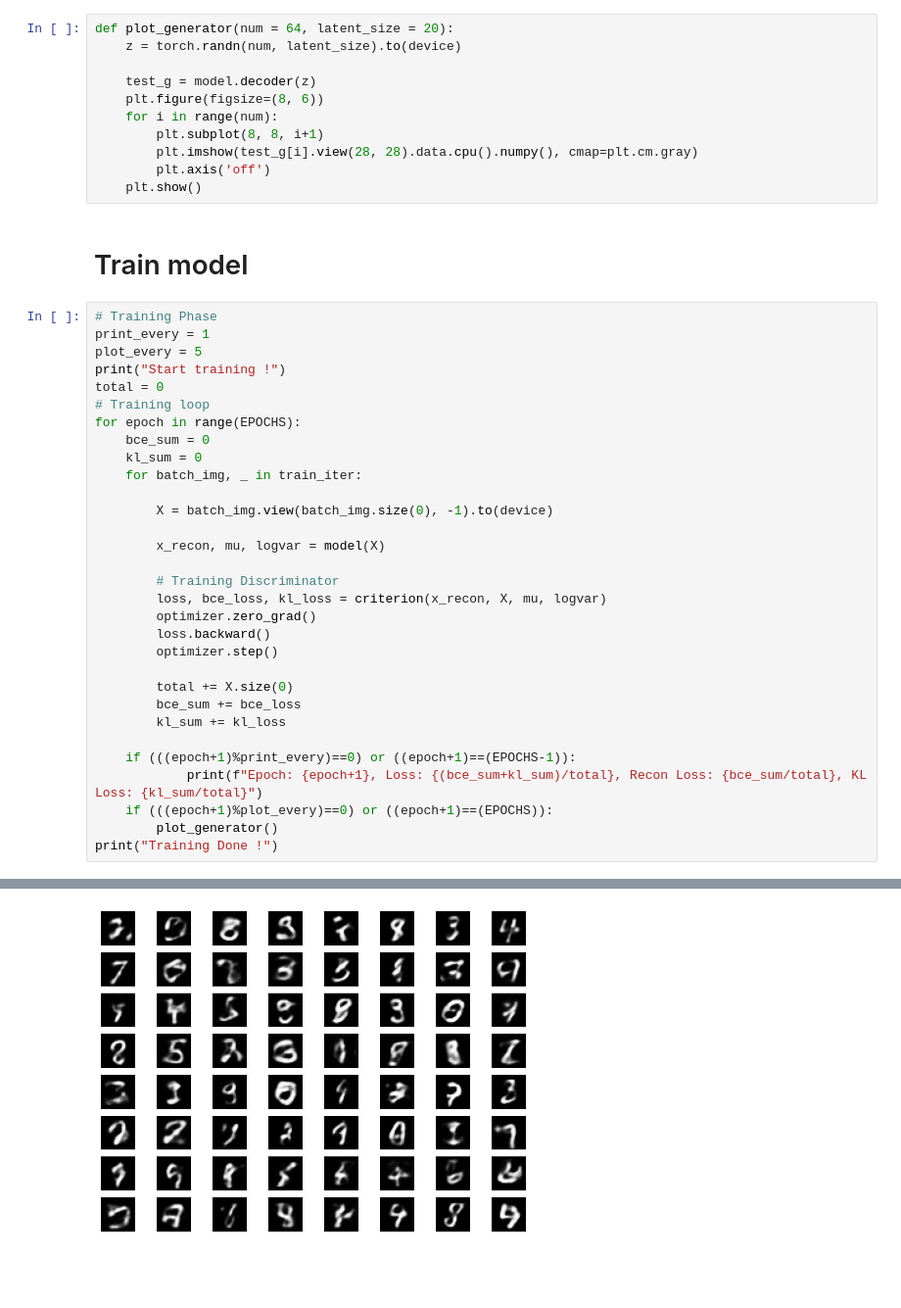
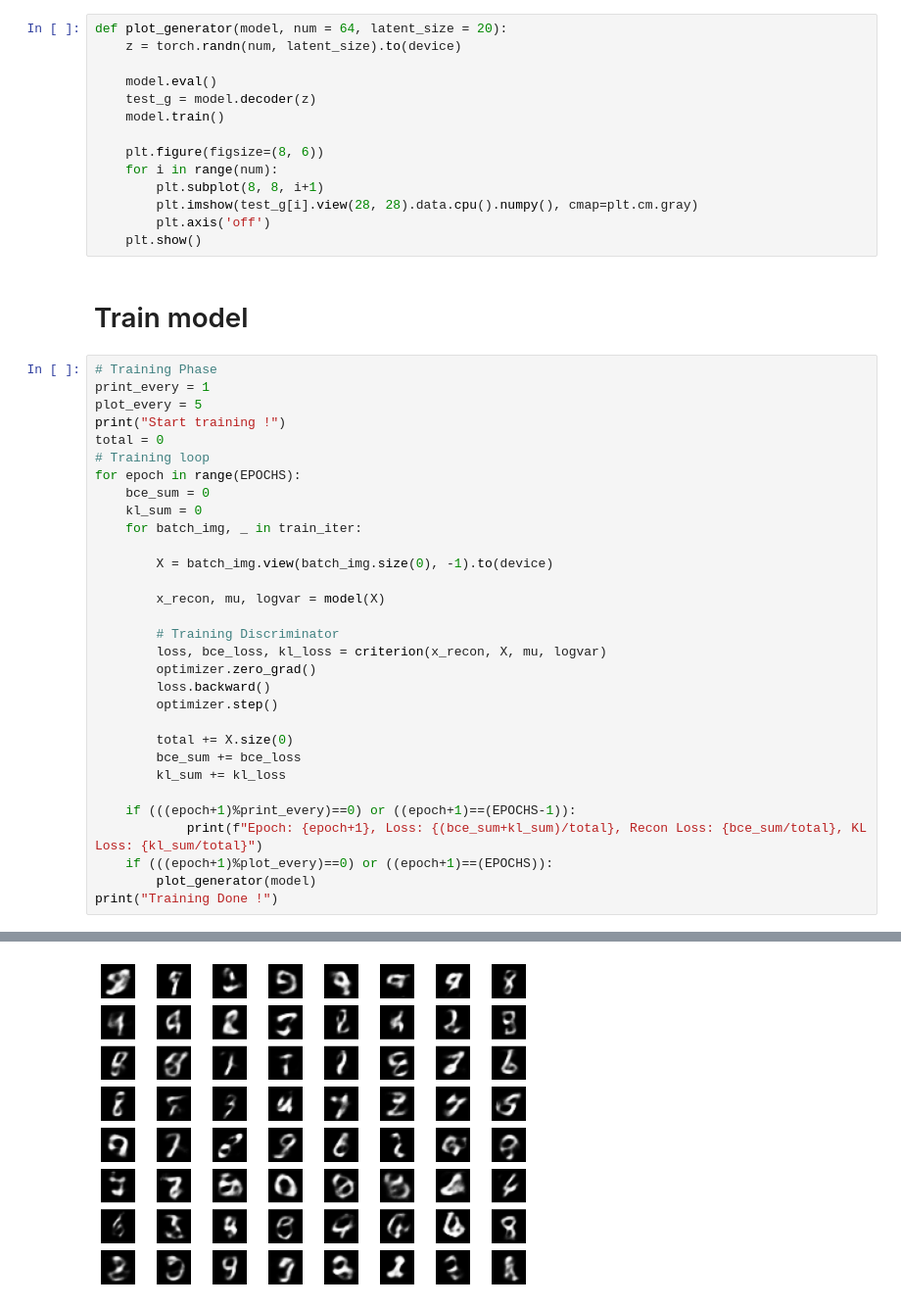
Before and after one commit to jjerry-k/tc_practice, a Jupyter notebook: 09_VAE.ipynb, the cells around one changed output, grey strips where cells are left out. Shown: that part at 98% size. Cells and saved outputs as stored; diff of their text form; blank space fills up the shorter version.

```diff
--- a/09_VAE.ipynb
+++ b/09_VAE.ipynb
@@ -85,10 +95,13 @@ def criterion(x_recon, x, mu, logvar):
 # %% [markdown]
 # Define help function
 # %%
-def plot_generator(num = 64, latent_size = 20):
+def plot_generator(model, num = 64, latent_size = 20):
     z = torch.randn(num, latent_size).to(device)
 
+    model.eval()
     test_g = model.decoder(z)
+    model.train()
+
     plt.figure(figsize=(8, 6))
     for i in range(num):
         plt.subplot(8, 8, i+1)
@@ -126,7 +139,7 @@ for epoch in range(EPOCHS):
     if (((epoch+1)%print_every)==0) or ((epoch+1)==(EPOCHS-1)):
             print(f"Epoch: {epoch+1}, Loss: {(bce_sum+kl_sum)/total}, Recon Loss: {bce_sum/total}, KL Loss: {kl_sum/total}")
     if (((epoch+1)%plot_every)==0) or ((epoch+1)==(EPOCHS)):
-        plot_generator()
+        plot_generator(model)
 print("Training Done !")
 # %% [output]
 Start training !
@@ -138 +151 @@ Epoch: 5, Loss: 21.772727966308594, Recon Loss: 16.771509170532227, KL Loss: 5.0
-[figure, old version]
+[figure, new version]
```
Also changed, not shown: parts of 3 cells of this notebook, 8 other files.
